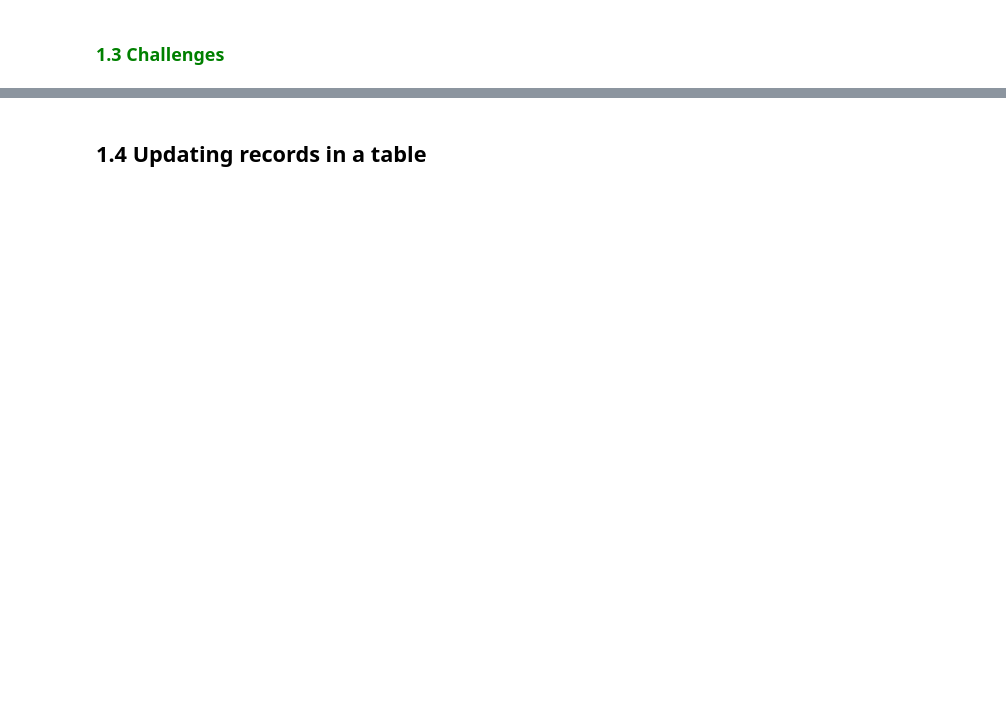
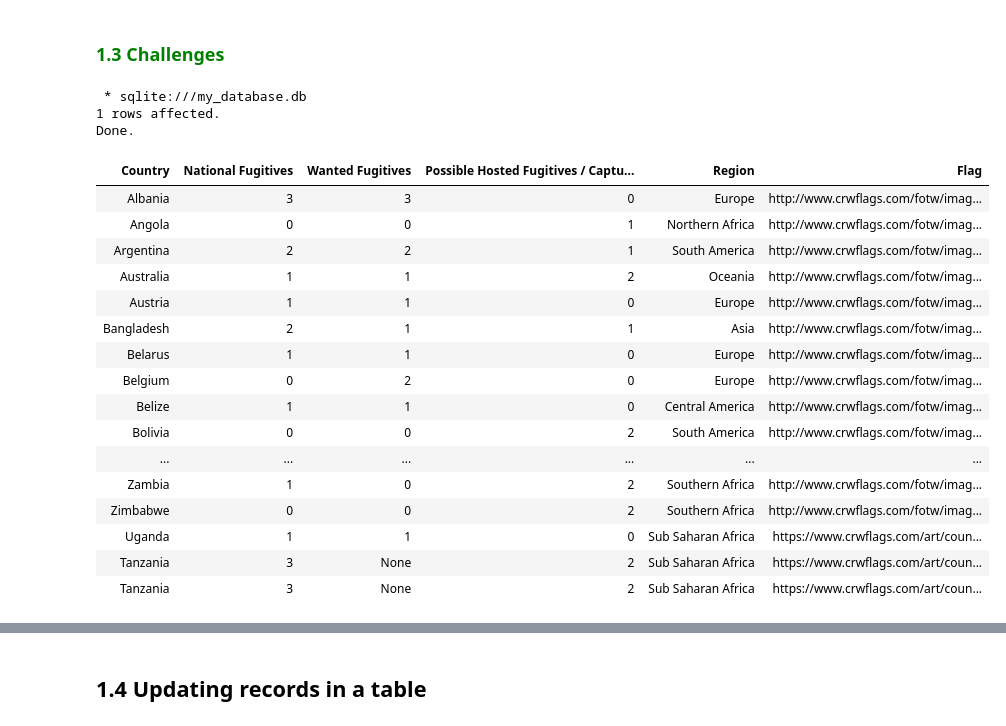
Before and after one commit to Dennis-Kiarie/SQL-Starter-Kit, a Jupyter notebook: SQL_Programming_Inserting_&_Updating_Data_with_SQL.ipynb, the cells around one changed output, grey strips where cells are left out. Saved outputs shown, nothing was run; the diff lists cells and outputs as text; code cells hidden in the pictures; blank space fills up the shorter version.

```diff
--- a/SQL_Programming_Inserting_&_Updating_Data_with_SQL.ipynb
+++ b/SQL_Programming_Inserting_&_Updating_Data_with_SQL.ipynb
@@ -124,11 +264,36 @@ SELECT * FROM Startups;
 # %%
 # Challenge 1
 # Insert a new record into the Interpol table with
 # Country = Tanzania
 # National Fugitives = 3
 # Wanted Fugitives = Null
 # Possible Hosted Fugitives / Captured Fugitives = 2
 # Region = Sub Saharan Africa
 # Flag = https://www.crwflags.com/art/countries/tanzania.gif
 #
-OUR CODE GOES HERE
+%%sql
+INSERT INTO Interpol('country','National Fugitives', 'Possible Hosted Fugitives / Captured Fugitives', 'Region', 'Flag')
+VALUES('Tanzania', 3, 2, 'Sub Saharan Africa', 'https://www.crwflags.com/art/countries/tanzania.gif');
+
+SELECT* FROM Interpol;
+# %% [output]
+ * sqlite:///my_database.db
+1 rows affected.
+Done.
+| Country | National Fugitives | Wanted Fugitives | Possible Hosted Fugitives / Captu... | Region | Flag |
+| Albania | 3 | 3 | 0 | Europe | http://www.crwflags.com/fotw/imag... |
+| Angola | 0 | 0 | 1 | Northern Africa | http://www.crwflags.com/fotw/imag... |
+| Argentina | 2 | 2 | 1 | South America | http://www.crwflags.com/fotw/imag... |
+| Australia | 1 | 1 | 2 | Oceania | http://www.crwflags.com/fotw/imag... |
+| Austria | 1 | 1 | 0 | Europe | http://www.crwflags.com/fotw/imag... |
+| Bangladesh | 2 | 1 | 1 | Asia | http://www.crwflags.com/fotw/imag... |
+| Belarus | 1 | 1 | 0 | Europe | http://www.crwflags.com/fotw/imag... |
+| Belgium | 0 | 2 | 0 | Europe | http://www.crwflags.com/fotw/imag... |
+| Belize | 1 | 1 | 0 | Central America | http://www.crwflags.com/fotw/imag... |
+| Bolivia | 0 | 0 | 2 | South America | http://www.crwflags.com/fotw/imag... |
+| ... | ... | ... | ... | ... | ... |
+| Zambia | 1 | 0 | 2 | Southern Africa | http://www.crwflags.com/fotw/imag... |
+| Zimbabwe | 0 | 0 | 2 | Southern Africa | http://www.crwflags.com/fotw/imag... |
+| Uganda | 1 | 1 | 0 | Sub Saharan Africa | https://www.crwflags.com/art/coun... |
+| Tanzania | 3 | None | 2 | Sub Saharan Africa | https://www.crwflags.com/art/coun... |
+| Tanzania | 3 | None | 2 | Sub Saharan Africa | https://www.crwflags.com/art/coun... |
```
Also changed, not shown: parts of 37 cells of this notebook.
